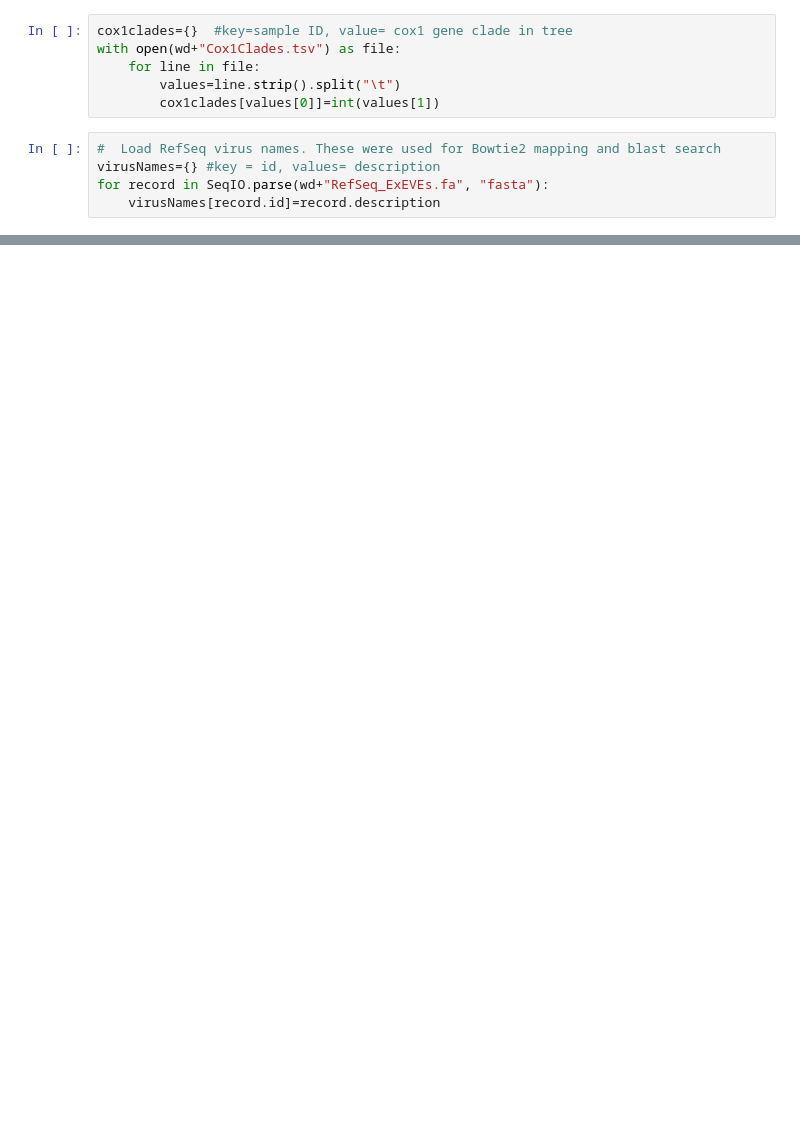
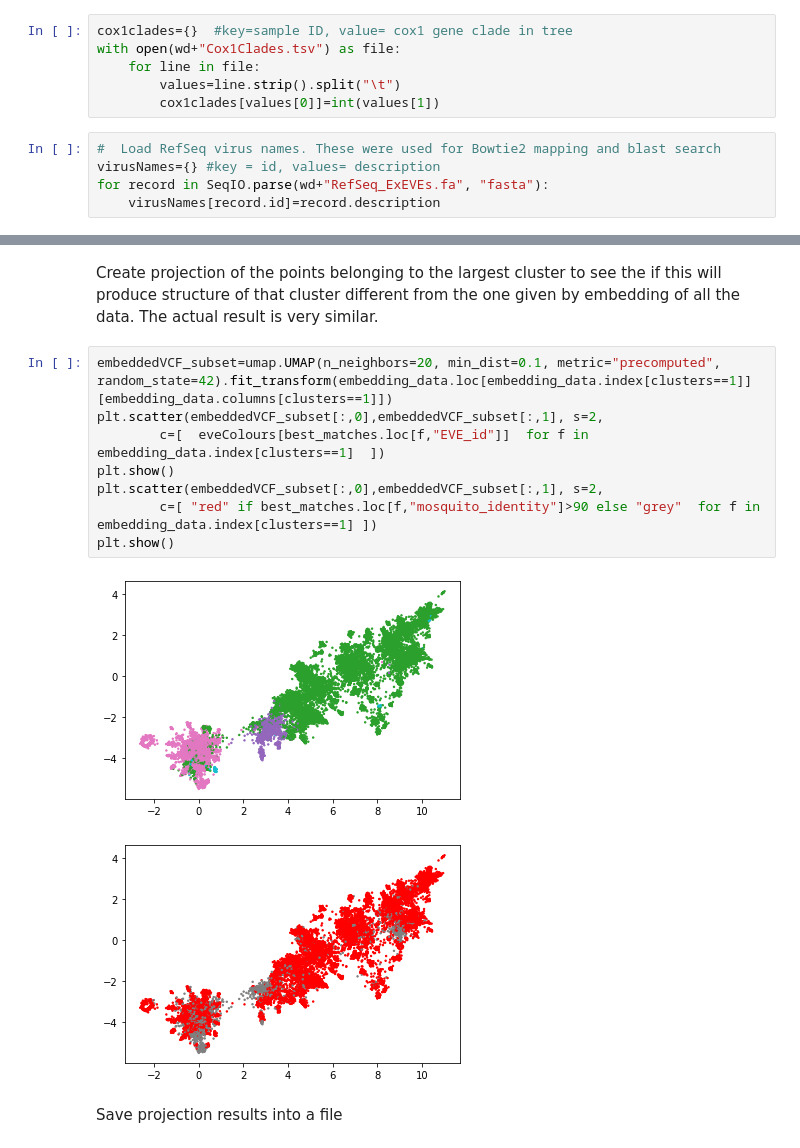
Before and after one commit to AntonS-bio/nrEVEs-AedesAegypti, a Jupyter notebook: scripts/PopulationEVEsClustering.ipynb, the cells around one changed output, grey strips where cells are left out. Saved outputs shown, nothing was run; the diff lists cells and outputs as text; blank space fills up the shorter version.

```diff
--- a/scripts/PopulationEVEsClustering.ipynb
+++ b/scripts/PopulationEVEsClustering.ipynb
@@ -731,0 +303,15 @@ ax2.scatter(X_embedded_EVEallVsAll[:,0],X_embedded_EVEallVsAll[:,1], s=2, c=colo
+# %% [markdown]
+Create projection of the points belonging to the largest cluster to see the if this will produce structure of that cluster different from the one given by embedding of all the data. The actual result is very similar.
+# %%
+embeddedVCF_subset=umap.UMAP(n_neighbors=20, min_dist=0.1, metric="precomputed", random_state=42).fit_transform(embedding_data.loc[embedding_data.index[clusters==1]][embedding_data.columns[clusters==1]])
+plt.scatter(embeddedVCF_subset[:,0],embeddedVCF_subset[:,1], s=2,
+        c=[  eveColours[best_matches.loc[f,"EVE_id"]]  for f in  embedding_data.index[clusters==1]  ])
+plt.show()
+plt.scatter(embeddedVCF_subset[:,0],embeddedVCF_subset[:,1], s=2,
+        c=[ "red" if best_matches.loc[f,"mosquito_identity"]>90 else "grey"  for f in  embedding_data.index[clusters==1] ])
+plt.show()
+# %% [output]
+[figure, added]
+[figure, added]
+# %% [markdown]
+Save projection results into a file
```
Also changed, not shown: parts of 53 cells of this notebook.
